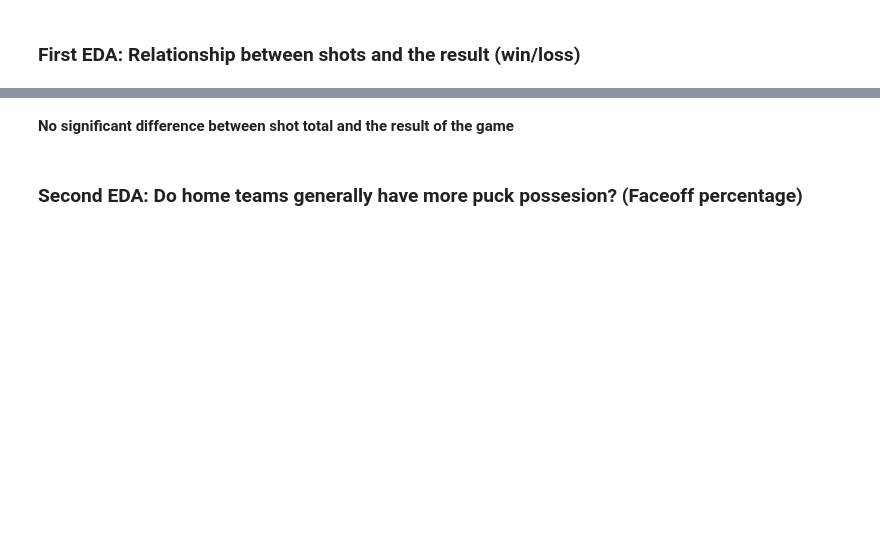
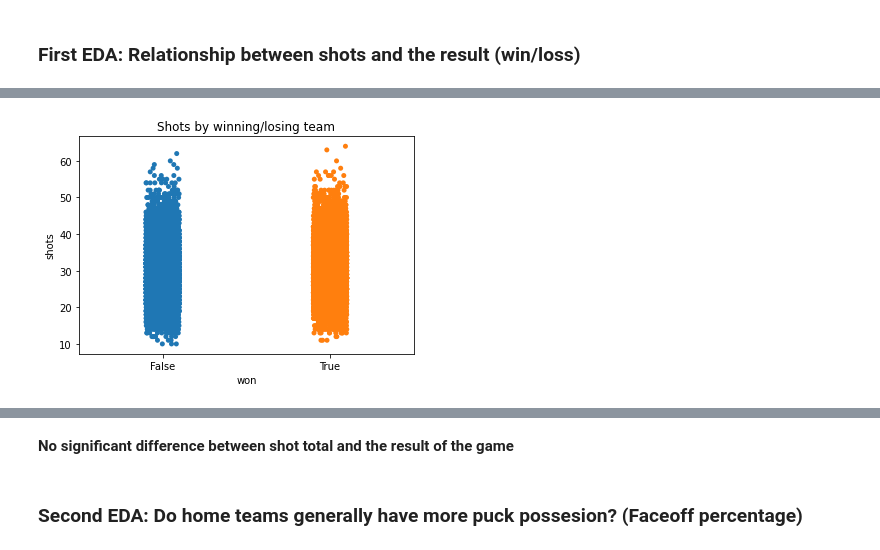
Before and after one commit to data301-2020-winter1/course-project-solo_329, a Jupyter notebook: analysis/scripts/EDA.ipynb, the cells around one changed output, grey strips where cells are left out. Cells and saved outputs as stored; diff of their text form; code cells hidden in the pictures; blank space fills up the shorter version.

```diff
--- a/analysis/scripts/EDA.ipynb
+++ b/analysis/scripts/EDA.ipynb
@@ -36,0 +25,4 @@ Text(0.5, 1.0, 'shots by winning/losing teams')
+# %%
+df2 = project_functions1.stripplot1(df)
+# %% [output]
+[figure, added]
```
Also changed, not shown: parts of 23 cells of this notebook, 1 other file.
